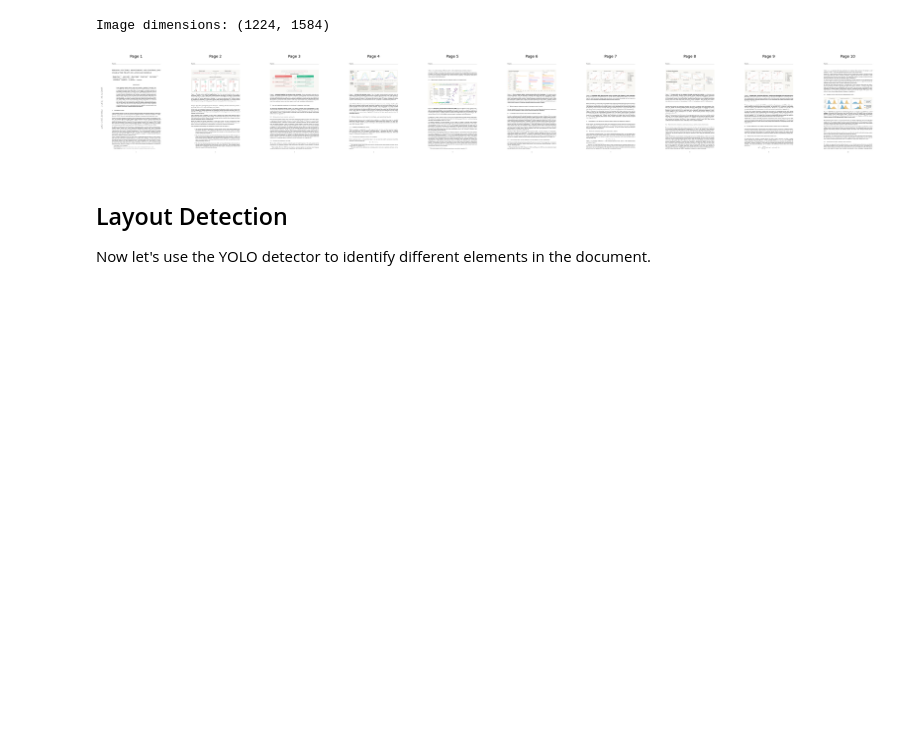
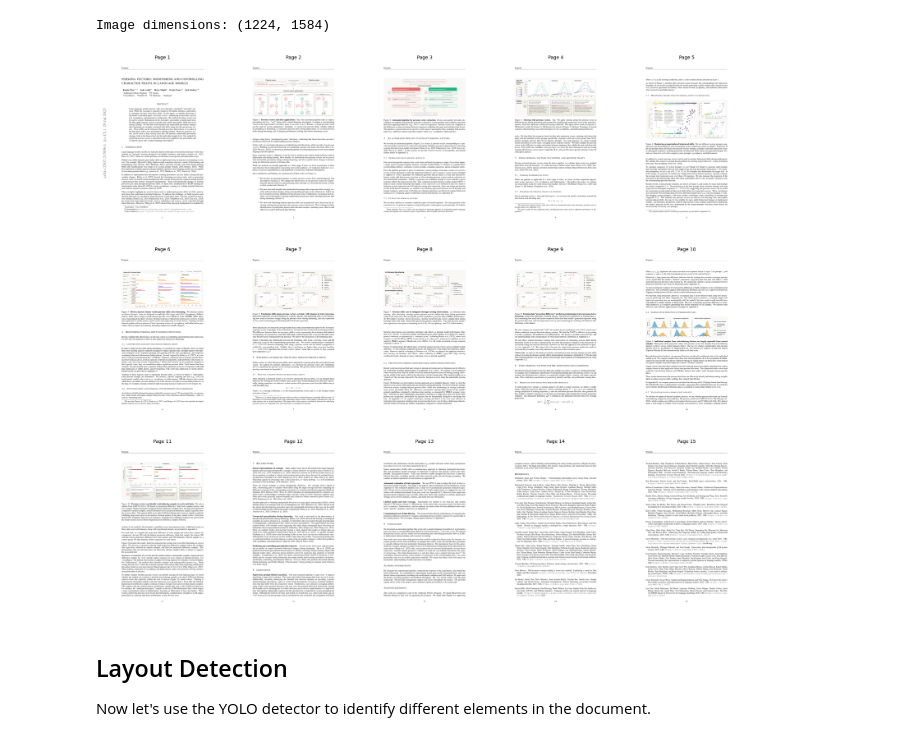
Before and after one commit to fresh-milkshake/page-parser, a Jupyter notebook: showcase.ipynb, the cells around one changed output. Cells and saved outputs as stored; diff of their text form; code cells hidden in the pictures; blank space fills up the shorter version.

```diff
--- a/showcase.ipynb
+++ b/showcase.ipynb
@@ -107,30 +106,42 @@ print(f"Image dimensions: {img.size}")
 Image dimensions: (1224, 1584)
 # %%
 from typing import List
+from pathlib import Path
 import matplotlib.pyplot as plt
 from PIL import Image
 
-def display_pages_horizontally(image_paths: List[str], num_pages: int = 10) -> None:
+
+def display_pages_grid(
+    image_paths: List[Path], num_pages: int = 4, rows: int = 2, cols: int = 2
+) -> None:
     """
-    Display the first `num_pages` images in a single horizontal row.
+    Display the first `num_pages` images in a `rows` x `cols` grid.
 
     Args:
-        image_paths (List[str]): List of image file paths.
-        num_pages (int): Number of pages to display.
+        image_paths (List[Path]): List of image file paths.
+        num_pages (int): Number of pages to display (max rows*cols).
+        rows (int): Number of rows in the grid.
+        cols (int): Number of columns in the grid.
     """
-    plt.figure(figsize=(3 * num_pages, 8))
-    for i, img_path in enumerate(image_paths[:num_pages]):
-        img = Image.open(img_path)
-        ax = plt.subplot(1, num_pages, i + 1)
-        ax.imshow(img)
-        ax.axis('off')
-        ax.set_title(f"Page {i+1}", fontsize=10)
+    if rows * cols < 1:
+        raise ValueError("Grid must have at least one cell.")
+    max_pages = min(num_pages, len(image_paths), rows * cols)
+    fig, axes = plt.subplots(rows, cols, figsize=(cols * 4, rows * 6))
+    axes = axes.flatten() if isinstance(axes, (list, np.ndarray)) else [axes] # type: ignore
+    for i in range(rows * cols):
+        ax = axes[i]
+        if i < max_pages:
+            img = Image.open(image_paths[i])
+            ax.imshow(img)
+            ax.set_title(f"Page {i + 1}", fontsize=10)
+        ax.axis("off")
     plt.tight_layout()
     plt.show()
 
-display_pages_horizontally(image_paths, num_pages=10)
+
+display_pages_grid(image_paths, num_pages=15, rows=3, cols=5)
 # %% [output]
-[figure, old version]
+[figure, new version]
 # %% [markdown]
 ## Layout Detection
 
```
Also changed, not shown: parts of 13 cells of this notebook, 35 other files.
